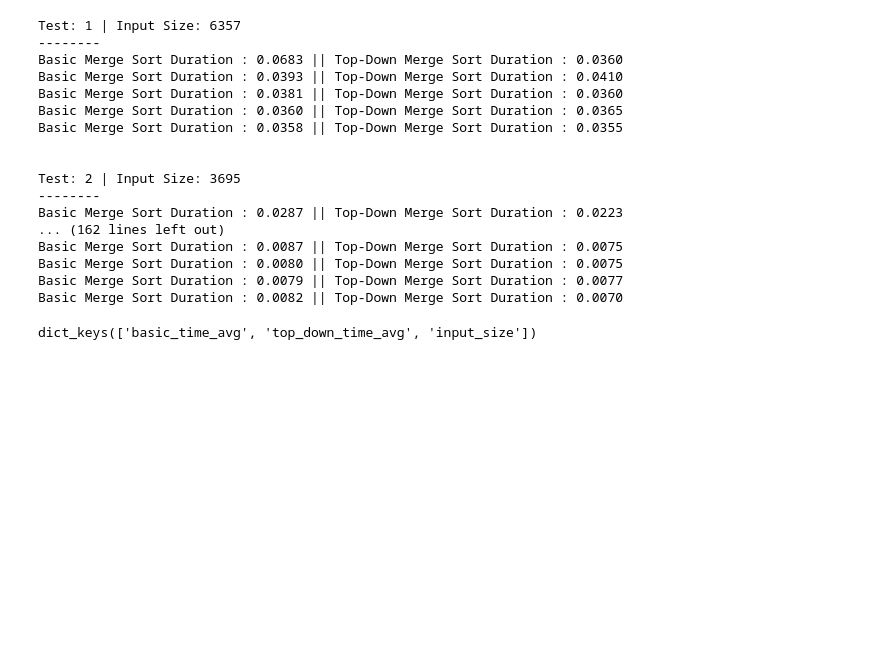
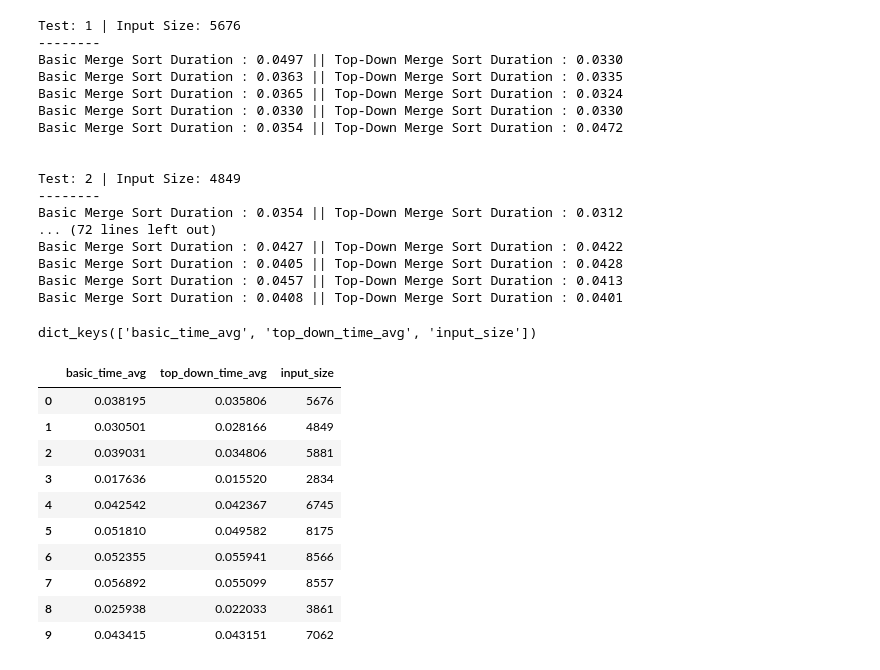
Before and after one commit to kraigochieng/merge-sort-variations, a Jupyter notebook: MergeSorts.ipynb, the cells around one changed output. Cells and saved outputs as stored; diff of their text form; code cells hidden in the pictures; blank space fills up the shorter version.

```diff
--- a/MergeSorts.ipynb
+++ b/MergeSorts.ipynb
@@ -165,29 +166,44 @@ def input_size_init(
 # %%
 # Get time averages per input size
 time_averages_per_size = input_size_init(
-    num_of_input_sizes = 20,
+    num_of_input_sizes = 10,
     max_input_size = 10000,
     tests_per_input_size = 5,
 )
 # %% [output]
-Test: 1 | Input Size: 6357
+Test: 1 | Input Size: 5676
 --------
-Basic Merge Sort Duration : 0.0683 || Top-Down Merge Sort Duration : 0.0360
-Basic Merge Sort Duration : 0.0393 || Top-Down Merge Sort Duration : 0.0410
-Basic Merge Sort Duration : 0.0381 || Top-Down Merge Sort Duration : 0.0360
-Basic Merge Sort Duration : 0.0360 || Top-Down Merge Sort Duration : 0.0365
-Basic Merge Sort Duration : 0.0358 || Top-Down Merge Sort Duration : 0.0355
+Basic Merge Sort Duration : 0.0497 || Top-Down Merge Sort Duration : 0.0330
+Basic Merge Sort Duration : 0.0363 || Top-Down Merge Sort Duration : 0.0335
+Basic Merge Sort Duration : 0.0365 || Top-Down Merge Sort Duration : 0.0324
+Basic Merge Sort Duration : 0.0330 || Top-Down Merge Sort Duration : 0.0330
+Basic Merge Sort Duration : 0.0354 || Top-Down Merge Sort Duration : 0.0472
 
 
-Test: 2 | Input Size: 3695
+Test: 2 | Input Size: 4849
 --------
-Basic Merge Sort Duration : 0.0287 || Top-Down Merge Sort Duration : 0.0223
-... (162 lines left out)
-Basic Merge Sort Duration : 0.0087 || Top-Down Merge Sort Duration : 0.0075
-Basic Merge Sort Duration : 0.0080 || Top-Down Merge Sort Duration : 0.0075
-Basic Merge Sort Duration : 0.0079 || Top-Down Merge Sort Duration : 0.0077
-Basic Merge Sort Duration : 0.0082 || Top-Down Merge Sort Duration : 0.0070
+Basic Merge Sort Duration : 0.0354 || Top-Down Merge Sort Duration : 0.0312
+... (72 lines left out)
+Basic Merge Sort Duration : 0.0427 || Top-Down Merge Sort Duration : 0.0422
+Basic Merge Sort Duration : 0.0405 || Top-Down Merge Sort Duration : 0.0428
+Basic Merge Sort Duration : 0.0457 || Top-Down Merge Sort Duration : 0.0413
+Basic Merge Sort Duration : 0.0408 || Top-Down Merge Sort Duration : 0.0401
 # %%
 time_averages_per_size.keys()
 # %% [output]
 dict_keys(['basic_time_avg', 'top_down_time_avg', 'input_size'])
+# %%
+averages_df = pd.DataFrame(time_averages_per_size)
+averages_df
+# %% [output]
+|  | basic_time_avg | top_down_time_avg | input_size |
+| 0 | 0.038195 | 0.035806 | 5676 |
+| 1 | 0.030501 | 0.028166 | 4849 |
+| 2 | 0.039031 | 0.034806 | 5881 |
+| 3 | 0.017636 | 0.015520 | 2834 |
+| 4 | 0.042542 | 0.042367 | 6745 |
+| 5 | 0.051810 | 0.049582 | 8175 |
+| 6 | 0.052355 | 0.055941 | 8566 |
+| 7 | 0.056892 | 0.055099 | 8557 |
+| 8 | 0.025938 | 0.022033 | 3861 |
+| 9 | 0.043415 | 0.043151 | 7062 |
```
Also changed, not shown: parts of 3 cells of this notebook.
